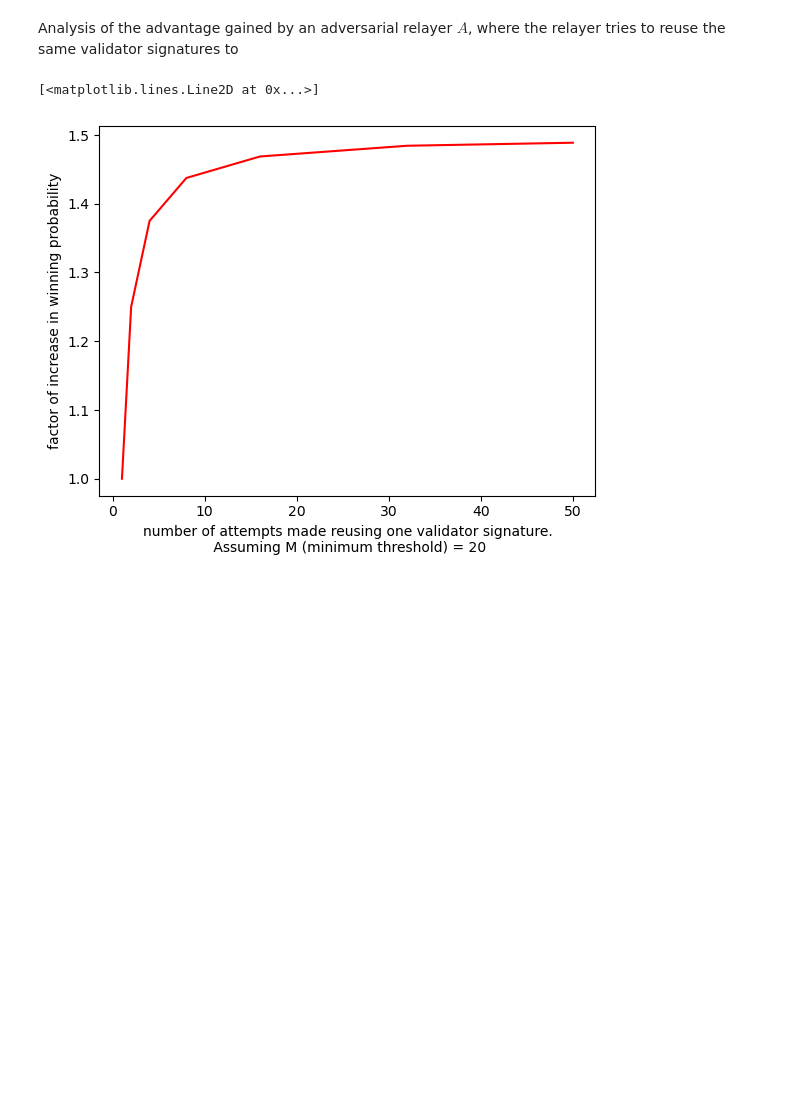
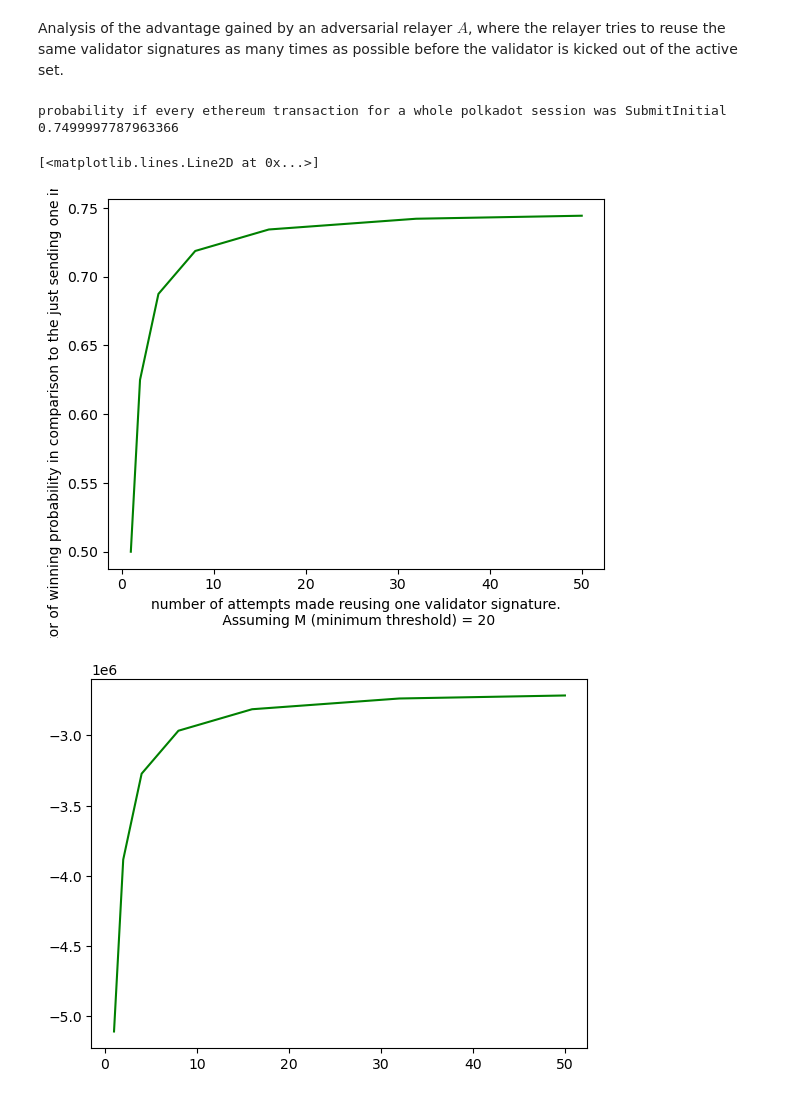
Before and after one commit to bhargavbh/BEEFY-Analysis, a Jupyter notebook: DynamicChallengesAnlaysis.ipynb, the cells around one changed output. Drawn from its saved outputs; the diff is of its cells as text; code cells hidden in the pictures; blank space fills up the shorter version.

```diff
--- a/DynamicChallengesAnlaysis.ipynb
+++ b/DynamicChallengesAnlaysis.ipynb
@@ -1,36 +1,53 @@
 # %% [markdown]
-Analysis of the advantage gained by an adversarial relayer $A$, where the relayer tries to reuse the same validator signatures to
+Analysis of the advantage gained by an adversarial relayer $A$, where the relayer tries to reuse the same validator signatures as many times as possible before the validator is kicked out of the active set.
 # %%
 import math
 import numpy as np
 import matplotlib.pyplot as plt
 
+total_dot_marketcap = 5000000000
+max_slashable_of_min_backed_validator =-10000000
+
 def advantage(k, M):
     res=0
+    naive=0
     k = int(k)
     for i in range(1,k+1):
-        res = res + 1/2**(M + 2 * math.ceil(math.log2(i)))
-    #print("Probability of one shot", 1/2**M)
-    #print("Probability of k tries without dynamic", k/2**M)
-    #print("Probability of k tries with dynamic", res)
-    #print("advantage gained", res /(1/(2**M)))
-
-    return (res / (1/2**M))
-
-advantage(10000,20)
-
+        res = res + 1/2**(M + 1 + 2 * math.ceil(math.log2(i)))
+        naive = naive + 1/2**(M+1)
+    factor = res / (1/2**(M))
+    expected_gain = res*total_dot_marketcap + (1-res) * max_slashable_of_min_backed_validator
+    return (factor, expected_gain)
 
 x = np.linspace(1, 50, 49)
 y = np.asarray(x, dtype = 'int')
 #print(y)
 
+print("probability if every ethereum transaction for a whole polkadot session was SubmitInitial", advantage(1200000, 20)[0])
+
 z=[]
 for i in y:
-    z.append(advantage(i,20))
+    z.append(advantage(i,9)[0])
+
+z1=[]
+for i in y:
+    z1.append(advantage(i,9)[1])
+
+z2=[]
+for i in y:
+    z2.append(i)
 
 plt.xlabel('number of attempts made reusing one validator signature.\n Assuming M (minimum threshold) = 20')
-plt.ylabel('factor of increase in winning probability')
-plt.plot(y, z, color='red')
+plt.ylabel('expected gains and costs')
+plt.figure(1)
+plt.plot(y, z, color='g', label='expected gains')
+
+plt.xlabel('number of attempts made reusing one validator signature.\n Assuming M (minimum threshold) = 20')
+plt.ylabel('factor of winning probability in comparison to the just sending one initial submit')
+plt.figure(2)
+plt.plot(y, z1, color='g', label='factor of winning chance')
 # %% [output]
-[<matplotlib.lines.Line2D at 0x...>]
+probability if every ethereum transaction for a whole polkadot session was SubmitInitial 0.7499997787963366
+[<matplotlib.lines.Line2D at 0x...>]
-[figure, old version]
+[figure, new version]
+[figure, added]
```
Also changed, not shown: parts of 3 cells of this notebook.
